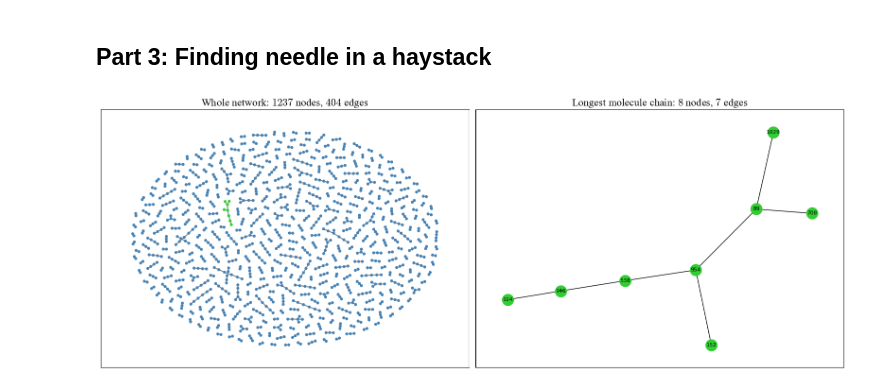
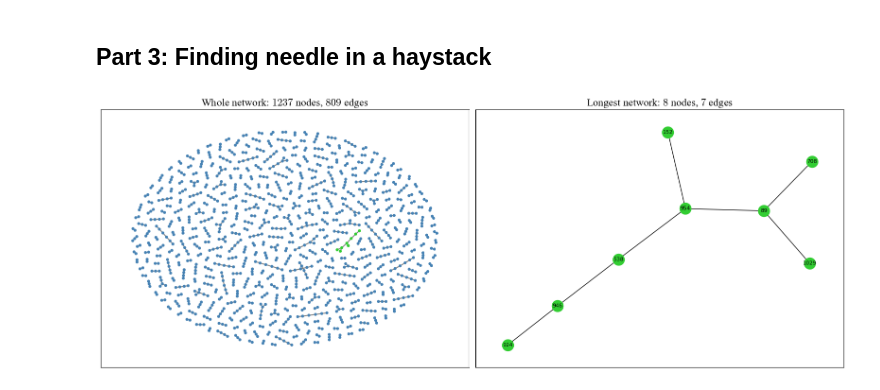
Before and after one commit to QMathsdude/kmc-charge-transport-organic-semiconductor, a Jupyter notebook: notebooks/01_graph_network_of_e-coupling_2D.ipynb, the cells around one changed output. Cells and saved outputs as stored; diff of their text form; code cells hidden in the pictures.

```diff
--- a/notebooks/01_graph_network_of_e-coupling_2D.ipynb
+++ b/notebooks/01_graph_network_of_e-coupling_2D.ipynb
@@ -97,34 +109,35 @@ plt.show()
 plt.rcParams['text.usetex'] = False
 plt.rcParams['font.family'] = 'Times New Roman'
 plt.rcParams['mathtext.fontset'] = 'cm'
 plt.rcParams['figure.dpi'] = 100
 
-# Setting colors for the longest chain
+# Setting colors for the longest network
 node_colors = ["limegreen" if node in set(G2) else "steelblue" for node in G.nodes]
 
 # Visualize the graph
 fig3, (ax3, ax4) = plt.subplots(1, 2, figsize=(16, 6))
 
-ax3.set_title(f"Whole network: ${len(G.nodes)}$ nodes, ${int(len(G.edges) / 2)}$ edges", fontsize=16)
+ax3.set_title(f"Whole network: ${len(G.nodes)}$ nodes, ${len(G.edges)}$ edges", fontsize=16)
 nx.draw_networkx(
     G,
     with_labels=False,
     font_weight="bold",
     node_size=12,
     width=1.5,
     node_color=node_colors,
     edge_color="gray",
     ax=ax3
 )
-ax4.set_title(f"Longest molecule chain: ${len(set(G2))}$ nodes, ${int(len(G2.edges))}$ edges", fontsize=16)
+ax4.set_title(f"Longest network: ${len(set(G2))}$ nodes, ${int(len(G2.edges))}$ edges", fontsize=16)
 nx.draw_networkx(
     G2,
     with_labels=True,
     node_color='limegreen',
     font_size=8,
     ax=ax4
 )
 plt.tight_layout()
+plt.savefig("../reports/images/01_graph_network_of_e-coupling_2D_green.png", dpi=300)
 plt.show()
 # %% [output]
-[figure, old version]
+[figure, new version]
```
Also changed, not shown: parts of 7 cells of this notebook, 7 other files.
